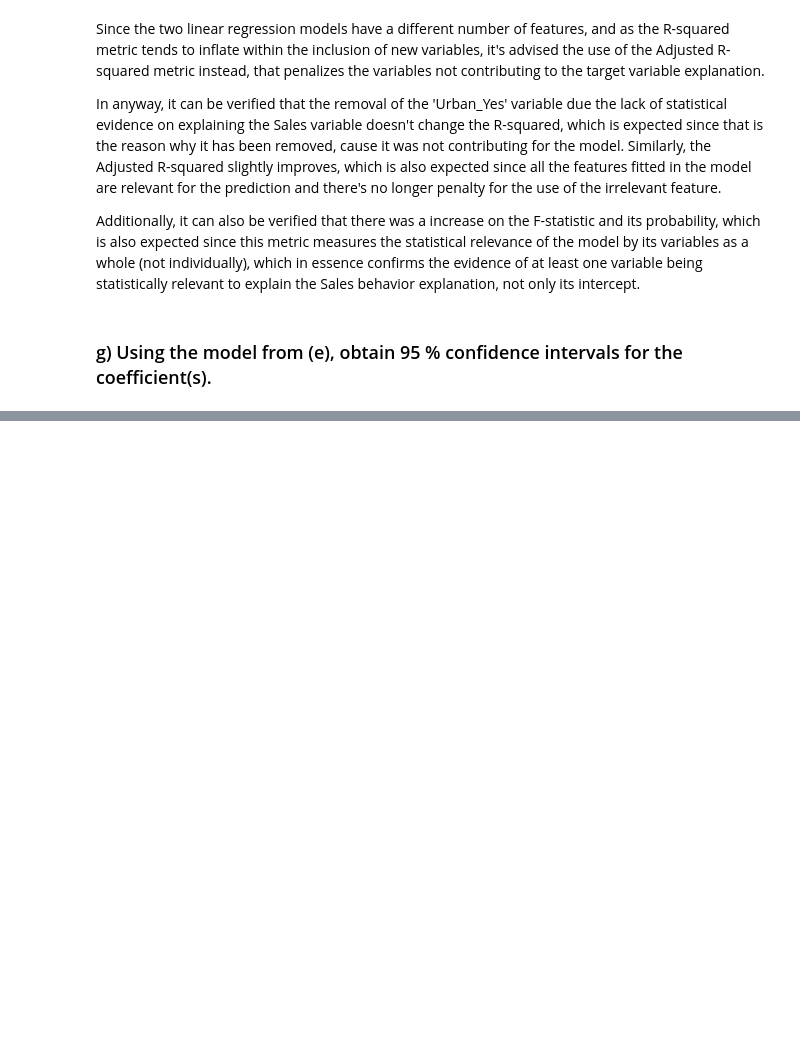
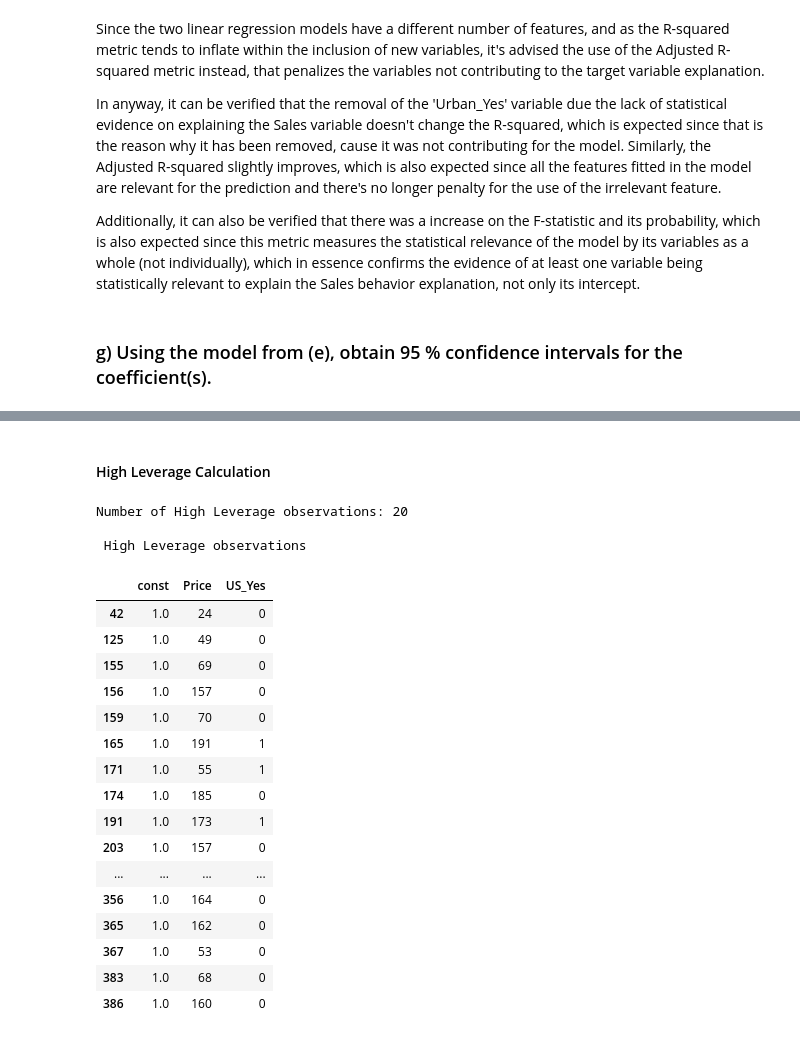
Before and after one commit to raquelmteo/FEP-EDA, a Jupyter notebook: Lab - Regression Assignment.ipynb, the cells around one changed output, grey strips where cells are left out. Saved outputs shown, nothing was run; the diff lists cells and outputs as text; code cells hidden in the pictures; blank space fills up the shorter version.

```diff
--- a/Lab - Regression Assignment.ipynb
+++ b/Lab - Regression Assignment.ipynb
@@ -145,0 +164,41 @@ An analysis of the 95% confidence intervals confirms the statistical significanc
+# %% [markdown]
+#### High Leverage Calculation
+# %%
+# influence diagnosis
+influence = OLSInfluence(results)
+
+# the high leverage values
+leverage = influence.hat_matrix_diag
+
+# defining the leverage threshold
+p = results.df_model + 1    # coefficient numbers + the intercept
+n = len(X_const)    # number of observations
+leverage_threshold = 2 * p / n
+
+# the high leverage values breaching the calculated threshold
+high_leverage_threshold = X_const[leverage>leverage_threshold]
+
+print(f'Number of High Leverage observations: {len(high_leverage_threshold)}')
+print('\n', 'High Leverage observations')
+high_leverage_threshold
+# %% [output]
+Number of High Leverage observations: 20
+
+ High Leverage observations
+|  | const | Price | US_Yes |
+| 42 | 1.0 | 24 | 0 |
+| 125 | 1.0 | 49 | 0 |
+| 155 | 1.0 | 69 | 0 |
+| 156 | 1.0 | 157 | 0 |
+| 159 | 1.0 | 70 | 0 |
+| 165 | 1.0 | 191 | 1 |
+| 171 | 1.0 | 55 | 1 |
+| 174 | 1.0 | 185 | 0 |
+| 191 | 1.0 | 173 | 1 |
+| 203 | 1.0 | 157 | 0 |
+| ... | ... | ... | ... |
+| 356 | 1.0 | 164 | 0 |
+| 365 | 1.0 | 162 | 0 |
+| 367 | 1.0 | 53 | 0 |
+| 383 | 1.0 | 68 | 0 |
+| 386 | 1.0 | 160 | 0 |
```
Also changed, not shown: parts of 25 cells of this notebook.
